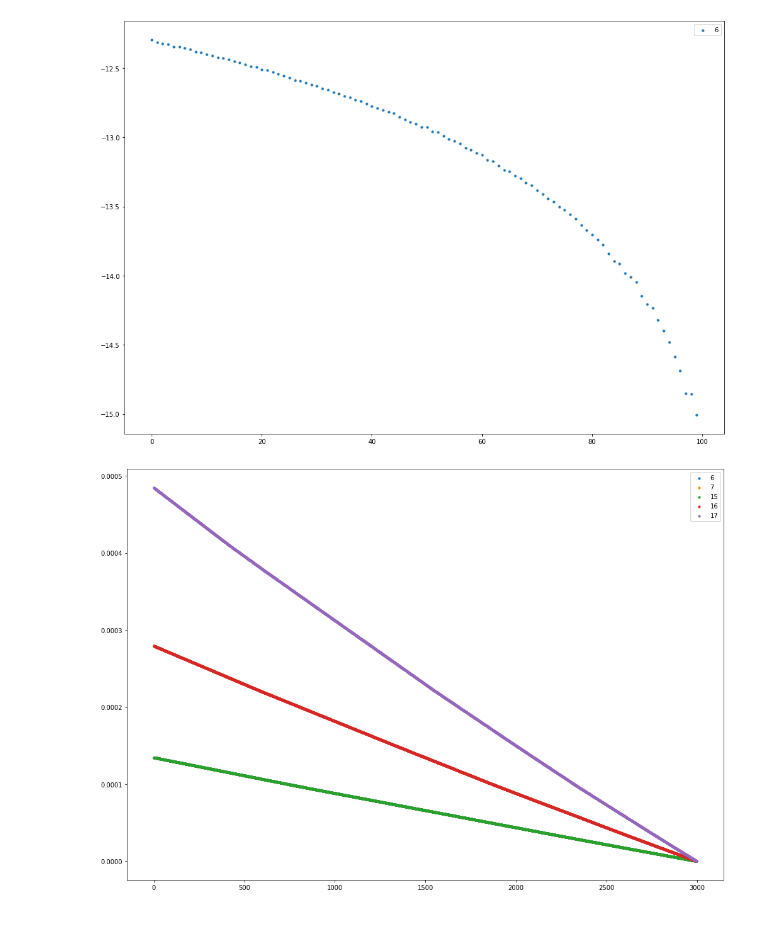
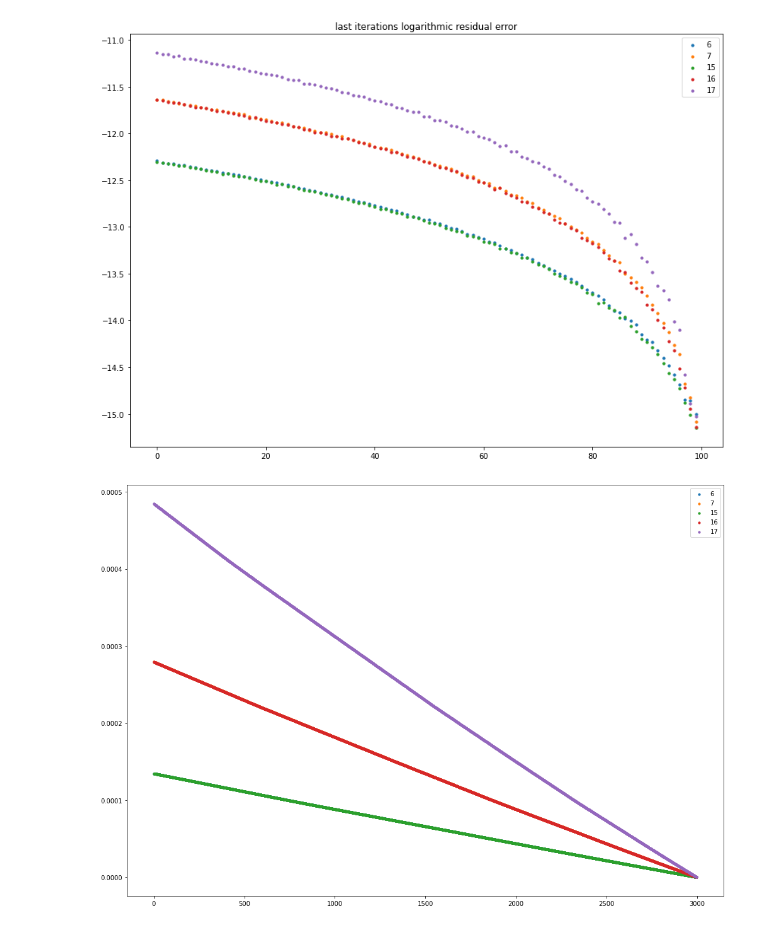
Before and after one commit to EliaPiccoli/ML-CM-Project, a Jupyter notebook: cm_scripts/jan_2022_trial/gs_top5_res_err.ipynb, the cells around one changed output. Saved outputs shown, nothing was run; the diff lists cells and outputs as text; code cells hidden in the pictures.

```diff
--- a/cm_scripts/jan_2022_trial/gs_top5_res_err.ipynb
+++ b/cm_scripts/jan_2022_trial/gs_top5_res_err.ipynb
@@ -34,15 +34,20 @@ def plot_single_model(cup_model, fstar, axs, color, label):
     residual_error = []
     log_residual_error = []
     for i in range(len(cup_model.history['f']) - 1):
-        plot_conv_rate.append((cup_model.history['f'][i+1] - fstar) / (cup_model.history['f'][i] - fstar))
+        if i < len(cup_model.history['f']) - 500:
+            plot_conv_rate.append((cup_model.history['f'][i+1] - fstar) / (cup_model.history['f'][i] - fstar))
         log_residual_error.append(np.log(np.abs(cup_model.history['f'][i] - fstar) / np.abs(fstar)))
         residual_error.append(np.abs(fstar - cup_model.history['f'][i]) / np.abs(fstar))
-    axs[0].plot(range(len(plot_conv_rate)), plot_conv_rate, color=color)
+    axs[0].plot(range(len(plot_conv_rate)), plot_conv_rate, label=label, color=color)
     axs[0].set_ylabel("CONV_RATE")
     axs[1].plot(range(len(log_residual_error)), log_residual_error, label=label, color=color)
     axs[1].set_ylabel("LOG_RESIDUAL_ERROR")
     axs[2].plot(range(len(residual_error)), residual_error, label=label, color=color)
     axs[2].set_ylabel("RESIDUAL_ERROR")
+    axs[0].set_ylim(0.5, 1.5)
+    axs[0].legend()
+    axs[1].legend()
+    axs[2].legend()
 
     return plot_conv_rate, log_residual_error, residual_error
 # %%
@@ -74,16 +79,17 @@ plt.show()
 # %%
 len_plot = 100
 scatter_size = 10
-fig, ax = plt.subplots(figsize=(17,12))
+fig, ax = plt.subplots(figsize=(14,10))
 plt.scatter(range(len_plot), six_logres[-len_plot:], label='6', s=scatter_size)
-# plt.scatter(range(len_plot), seven_logres[-len_plot:], label='7', s=scatter_size)
-# plt.scatter(range(len_plot), fifteen_logres[-len_plot:], label='15', s=scatter_size)
-# plt.scatter(range(len_plot), sixteen_logres[-len_plot:], label='16', s=scatter_size)
-# plt.scatter(range(len_plot), seventeen_logres[-len_plot:], label='17', s=scatter_size)
+plt.scatter(range(len_plot), seven_logres[-len_plot:], label='7', s=scatter_size)
+plt.scatter(range(len_plot), fifteen_logres[-len_plot:], label='15', s=scatter_size)
+plt.scatter(range(len_plot), sixteen_logres[-len_plot:], label='16', s=scatter_size)
+plt.scatter(range(len_plot), seventeen_logres[-len_plot:], label='17', s=scatter_size)
+plt.title('last iterations logarithmic residual error')
 plt.legend()
 plt.show()
 # %% [output]
-[figure, old version]
+[figure, new version]
 # %%
 len_plot = 3000
 scatter_size = 10
```
Also changed, not shown: parts of 2 cells of this notebook.
